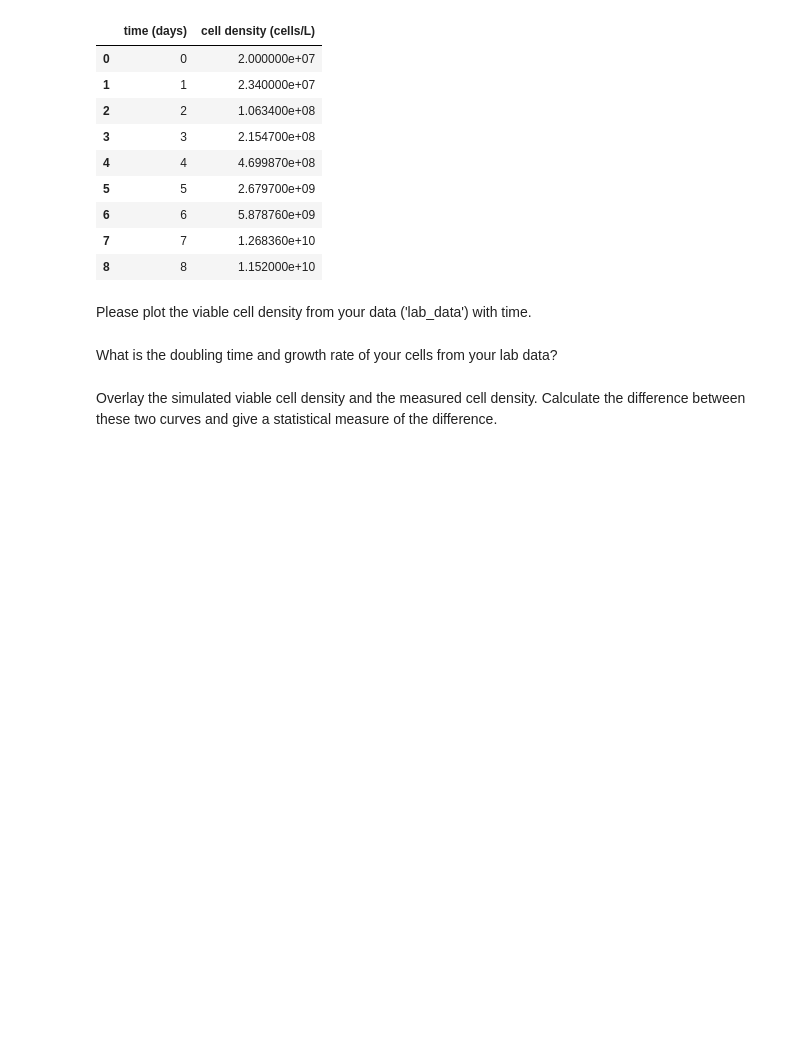
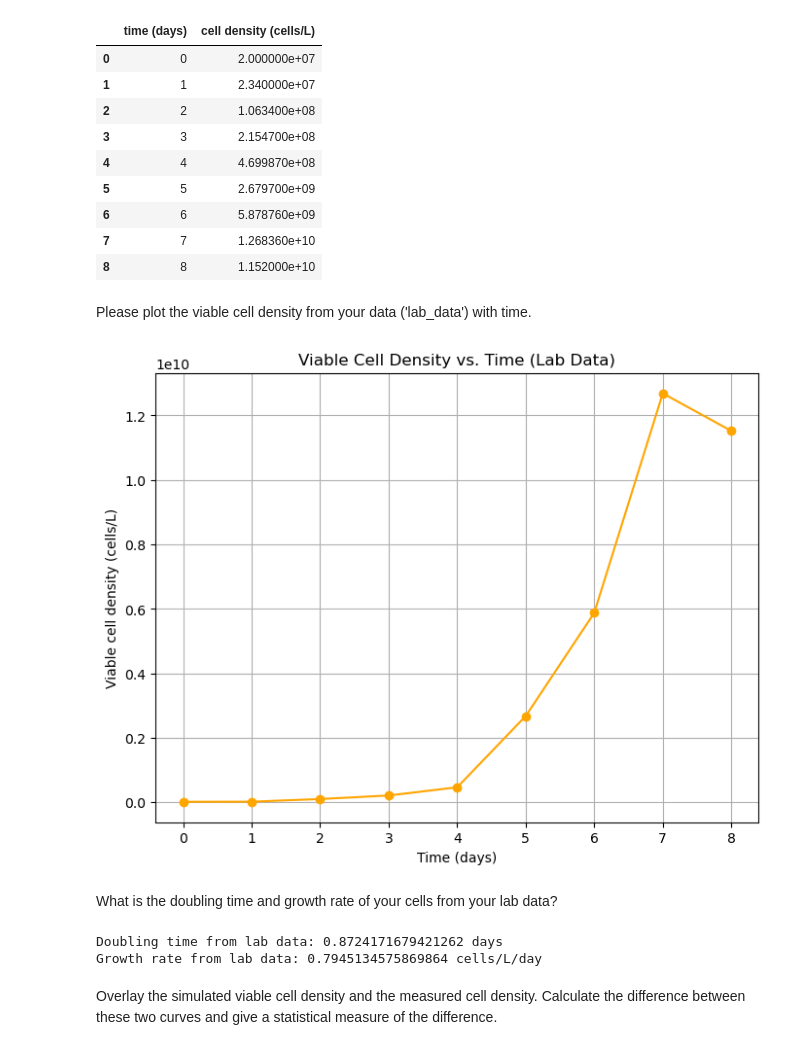
Before and after one commit to arih0325/BMEN-322-due-today, a Jupyter notebook: BMEN 322 lab 2 - Bioreactor Kinetics.ipynb, the cells around one changed output. Cells and saved outputs as stored; diff of their text form; code cells hidden in the pictures; blank space fills up the shorter version.

```diff
--- a/BMEN 322 lab 2 - Bioreactor Kinetics.ipynb
+++ b/BMEN 322 lab 2 - Bioreactor Kinetics.ipynb
@@ -237,7 +265,30 @@ lab_data
 | 8 | 8 | 1.152000e+10 |
 # %% [markdown]
 Please plot the viable cell density from your data ('lab_data') with time.
+# %%
+# Plotting the viable cell density from lab data
+plt.figure(figsize=(8, 6))
+plt.plot(lab_data['time (days)'], lab_data['cell density (cells/L)'], marker='o', linestyle='-', color='orange')
+plt.xlabel('Time (days)')
+plt.ylabel('Viable cell density (cells/L)')
+plt.title('Viable Cell Density vs. Time (Lab Data)')
+plt.grid(True)
+plt.show()
+# %% [output]
+[figure, added]
 # %% [markdown]
 What is the doubling time and growth rate of your cells from your lab data?
+# %%
+# Calculate the doubling time and growth rate from lab data
+lab_time = lab_data['time (days)']
+lab_cell_density = lab_data['cell density (cells/L)']
+
+lab_growth_rate = np.log(lab_cell_density / lab_cell_density.iloc[0]) / lab_time
+lab_doubling_time = np.log(2) / lab_growth_rate
+print("Doubling time from lab data:", lab_doubling_time.values[-1], "days")
+print("Growth rate from lab data:", lab_growth_rate.values[-1], "cells/L/day")
+# %% [output]
+Doubling time from lab data: 0.8724171679421262 days
+Growth rate from lab data: 0.7945134575869864 cells/L/day
 # %% [markdown]
 Overlay the simulated viable cell density and the measured cell density. Calculate the difference between these two curves and give a statistical measure of the difference.
```
Also changed, not shown: parts of 5 cells of this notebook.
